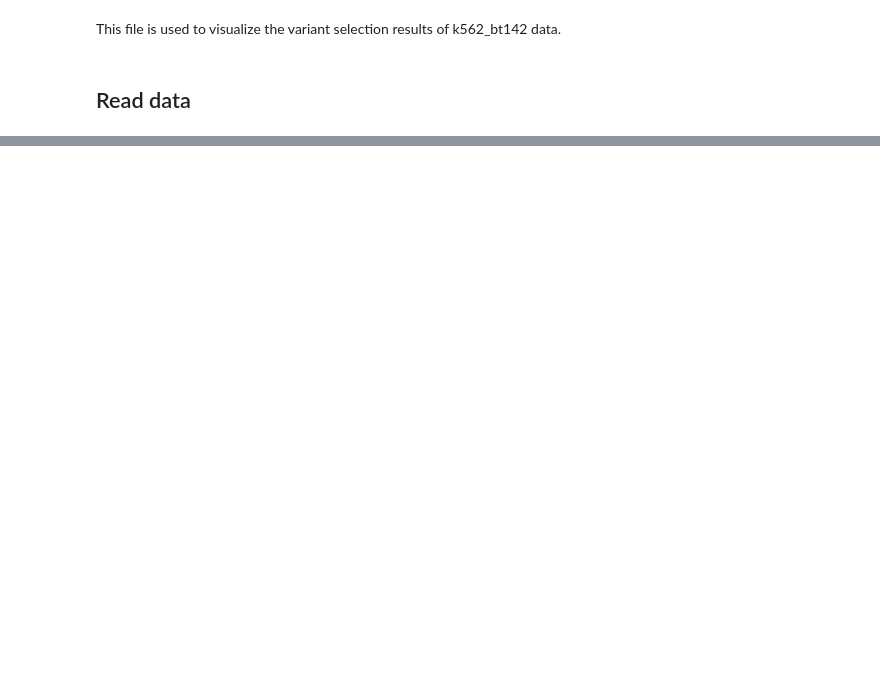
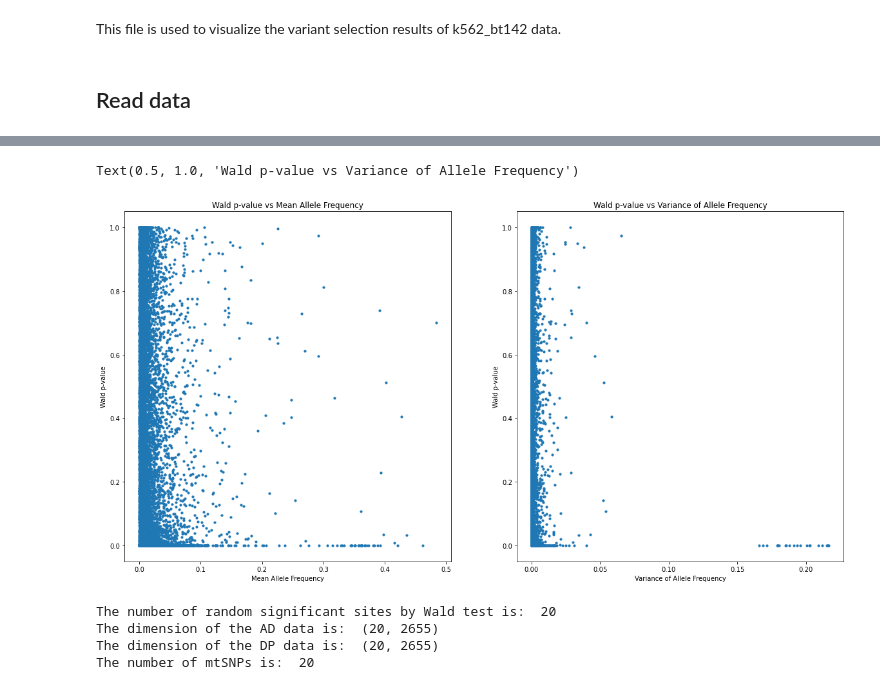
Before and after one commit to linxy29/civet_analysis, a Jupyter notebook: k562_bt142_plots.ipynb, the cells around one changed output, grey strips where cells are left out. Drawn from its saved outputs; the diff is of its cells as text; code cells hidden in the pictures; blank space fills up the shorter version.

```diff
--- a/k562_bt142_plots.ipynb
+++ b/k562_bt142_plots.ipynb
@@ -30,0 +77,4 @@ allele_freq_matrix.shape[0]
+# %%
+## change the variant names to the format of the paper
+k562bt142_mquad.variants = [f"{parts[1]}{parts[2]}>{parts[3]}" for parts in (variant.split('_') for variant in k562bt142_mquad.variants)]
+print("The first 10 variants are: ", k562bt142_mquad.variants[:10])
@@ -47,0 +247,13 @@ vireoSNP.plot.anno_heat(allele_freq_matrix, col_anno=cell_label, col_order_ids=i
+# %%
+## calculate the allel frequency
+af = np.divide(k562bt142_mquad.ad, k562bt142_mquad.dp, where=k562bt142_mquad.dp!=0)
+af[np.isnan(af)] = 0
+## get the mean of af
+mean_af = np.mean(af, axis=1)
+variance_af = np.var(af, axis=1)
+# %%
+## create dataframe with variant name, mean af and variance af
+af_df = pd.DataFrame({'variant': k562bt142_mquad.variants, 'mean_af': mean_af, 'variance_af': variance_af})
+res = res.reset_index()
+res.columns = ['variant', 'Wald_pval', 'LRT_pval', 'LR_val', 'LRT_fdr']
+print("The first 10 rows of the af data are: \n", res.head(10))
@@ -47,0 +273,4 @@ vireoSNP.plot.anno_heat(allele_freq_matrix, col_anno=cell_label, col_order_ids=i
+# %%
+## merge the af data with the p-value data
+af_df = pd.merge(res, af_df, on='variant')
+print("The first 10 rows of the merged data are: \n", af_df.head(10))
@@ -47,0 +290,33 @@ vireoSNP.plot.anno_heat(allele_freq_matrix, col_anno=cell_label, col_order_ids=i
+# %%
+## plot wald p-value vs mean af and walde p-value vs variance af
+fig, axes = plt.subplots(1, 2, figsize=(20, 10))
+axes[0].scatter(af_df['mean_af'], af_df['Wald_pval'], s=10)
+axes[0].set_xlabel('Mean Allele Frequency')
+axes[0].set_ylabel('Wald p-value')
+axes[0].set_title('Wald p-value vs Mean Allele Frequency')
+
+axes[1].scatter(af_df['variance_af'], af_df['Wald_pval'], s=10)
+axes[1].set_xlabel('Variance of Allele Frequency')
+axes[1].set_ylabel('Wald p-value')
+axes[1].set_title('Wald p-value vs Variance of Allele Frequency')
+# %% [output]
+Text(0.5, 1.0, 'Wald p-value vs Variance of Allele Frequency')
+[figure, added]
+# %%
+## randomly select 20 sites
+import random
+random.seed(42)
+random_sig_wald = random.sample(list(sig_wald), 20)
+## get the index of the paper site in the mquad site
+random_sig_wald_mquad_index = [k562bt142_mquad.variants.index(item) for item in random_sig_wald]
+print("The number of random significant sites by Wald test is: ", len(random_sig_wald))
+## select cells and variants
+random_sig_wald_variants_mquad = select_mquad(k562bt142_mquad, include_indices= random_sig_wald_mquad_index, include_cell=include_cell_index)
+print("The dimension of the AD data is: ", random_sig_wald_variants_mquad.ad.shape)
+print("The dimension of the DP data is: ", random_sig_wald_variants_mquad.dp.shape)
+print("The number of mtSNPs is: ", len(random_sig_wald_variants_mquad.variants))
+# %% [output]
+The number of random significant sites by Wald test is:  20
+The dimension of the AD data is:  (20, 2655)
+The dimension of the DP data is:  (20, 2655)
+The number of mtSNPs is:  20
```
Also changed, not shown: parts of 30 cells of this notebook, 3 other files.
